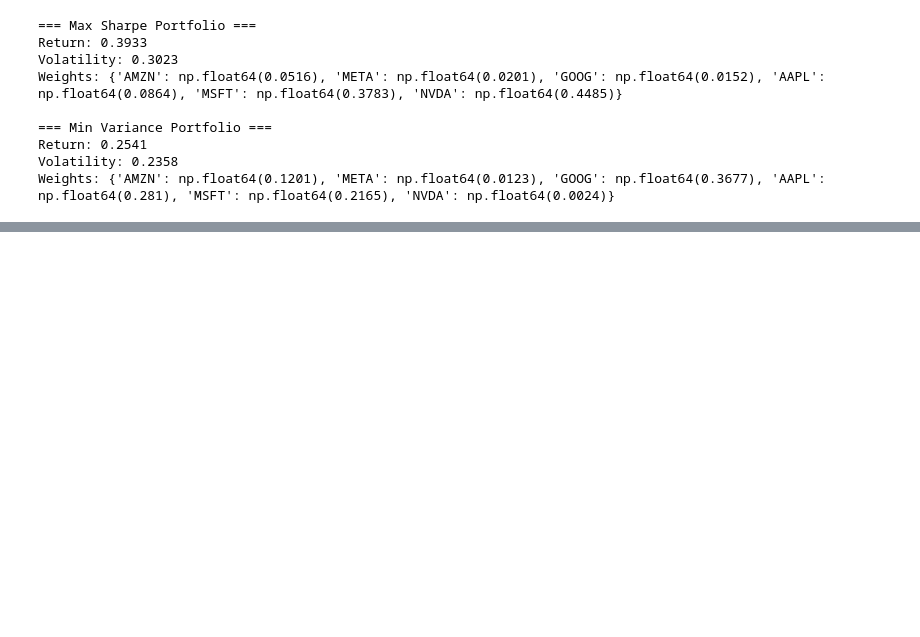
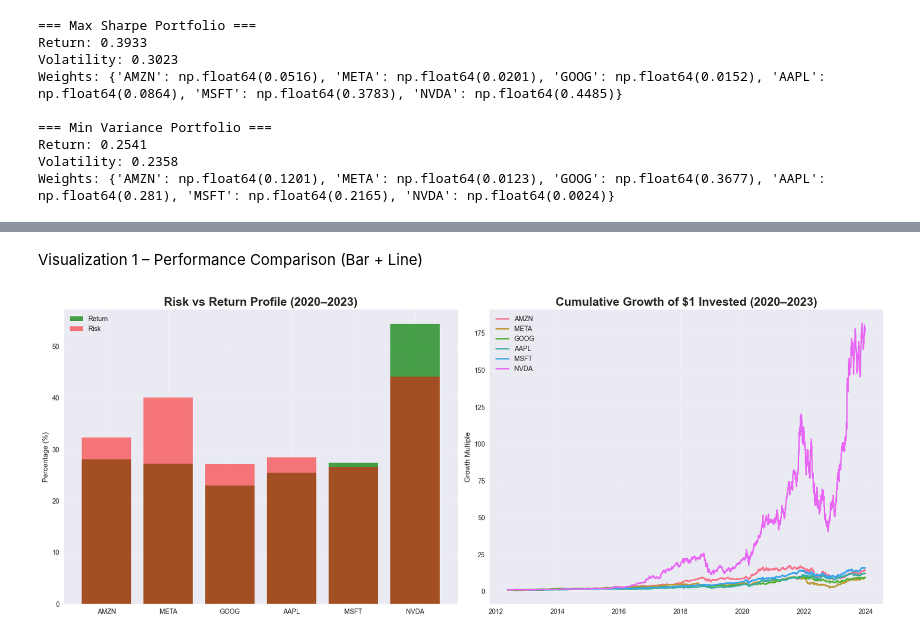
Before and after one commit to ruthasoll/Financial-analysis-challenge-week1, a Jupyter notebook: notebook/quantitative-analysis.ipynb, the cells around one changed output, grey strips where cells are left out. Saved outputs shown, nothing was run; the diff lists cells and outputs as text; code cells hidden in the pictures; blank space fills up the shorter version.

```diff
--- a/notebook/quantitative-analysis.ipynb
+++ b/notebook/quantitative-analysis.ipynb
@@ -240,0 +413,26 @@ Weights: {'AMZN': np.float64(0.1201), 'META': np.float64(0.0123), 'GOOG': np.flo
+# %% [markdown]
+Visualization 1 – Performance Comparison (Bar + Line)
+# %%
+fig, (ax1, ax2) = plt.subplots(1, 2, figsize=(18, 7))
+
+# Bar: Annualized Return vs Risk
+ax1.bar(metrics.index, metrics['Annualized Return (%)'], alpha=0.7, label='Return', color='green')
+ax1.bar(metrics.index, metrics['Annualized Volatility (%)'], alpha=0.5, label='Risk', color='red')
+ax1.set_title('Risk vs Return Profile (2020–2023)', fontsize=18, fontweight='bold')
+ax1.set_ylabel('Percentage (%)')
+ax1.legend()
+ax1.grid(True, alpha=0.3)
+
+# Line: Cumulative Returns
+cum_returns = (1 + returns).cumprod()
+for stock in stocks:
+    ax2.plot(cum_returns.index, cum_returns[stock], label=stock, linewidth=2)
+ax2.set_title('Cumulative Growth of $1 Invested (2020–2023)', fontsize=18, fontweight='bold')
+ax2.set_ylabel('Growth Multiple')
+ax2.legend()
+ax2.grid(True, alpha=0.3)
+
+plt.tight_layout()
+plt.show()
+# %% [output]
+[figure, added]
```
Also changed, not shown: parts of 6 cells of this notebook.
